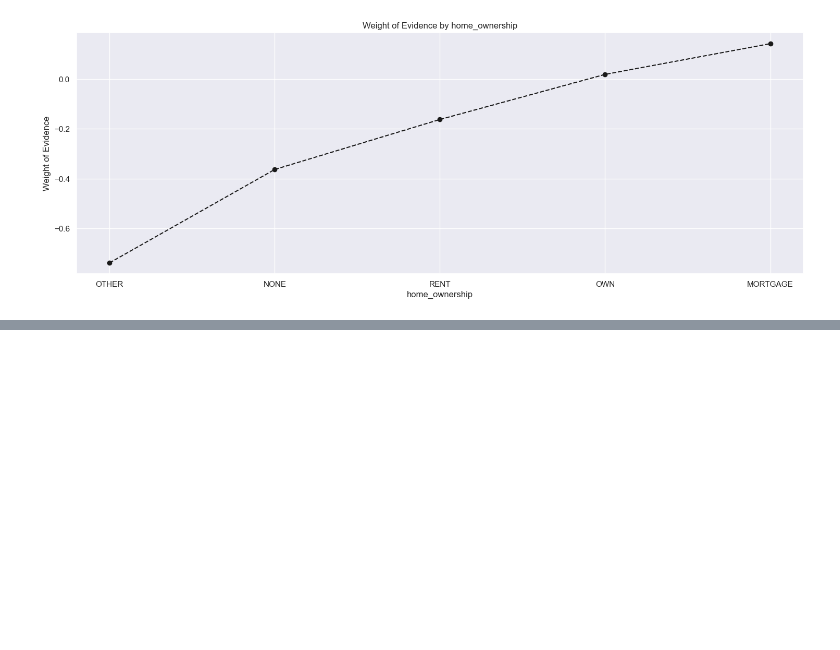
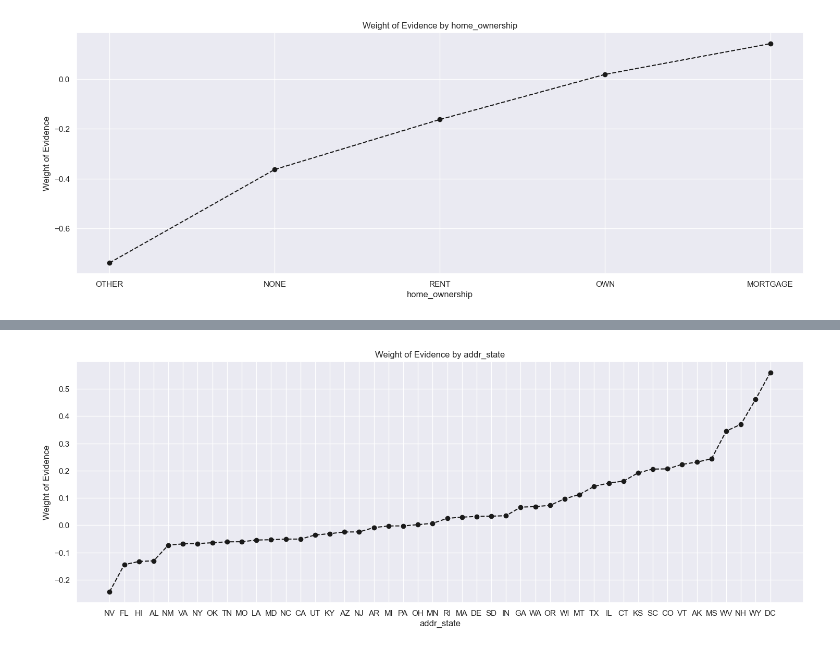
Before and after one commit to shruti-sriniv/Cred-Risk, a Jupyter notebook: Data Processing.ipynb, the cells around one changed output, grey strips where cells are left out. Drawn from its saved outputs; the diff is of its cells as text; code cells hidden in the pictures; blank space fills up the shorter version.

```diff
--- a/Data Processing.ipynb
+++ b/Data Processing.ipynb
@@ -745,0 +800,10 @@ df_inputs_prepr['home_ownership:RENT_OTHER_NONE_ANY'] = sum([df_inputs_prepr['ho
+# %%
+# There are no bad borrowers for the last state so there is no ability to calculate woe
+# The lowest woe is for Nebraska and Iowa
+# The highest is for Idaho and Maine
+# However, there is a lack of observations for these, and so we will drop them
+# We now drop them and plot again
+
+plot_by_woe(df_temp.iloc[2:-2, :])
+# %% [output]
+[figure, added]
```
Also changed, not shown: parts of 16 cells of this notebook.
